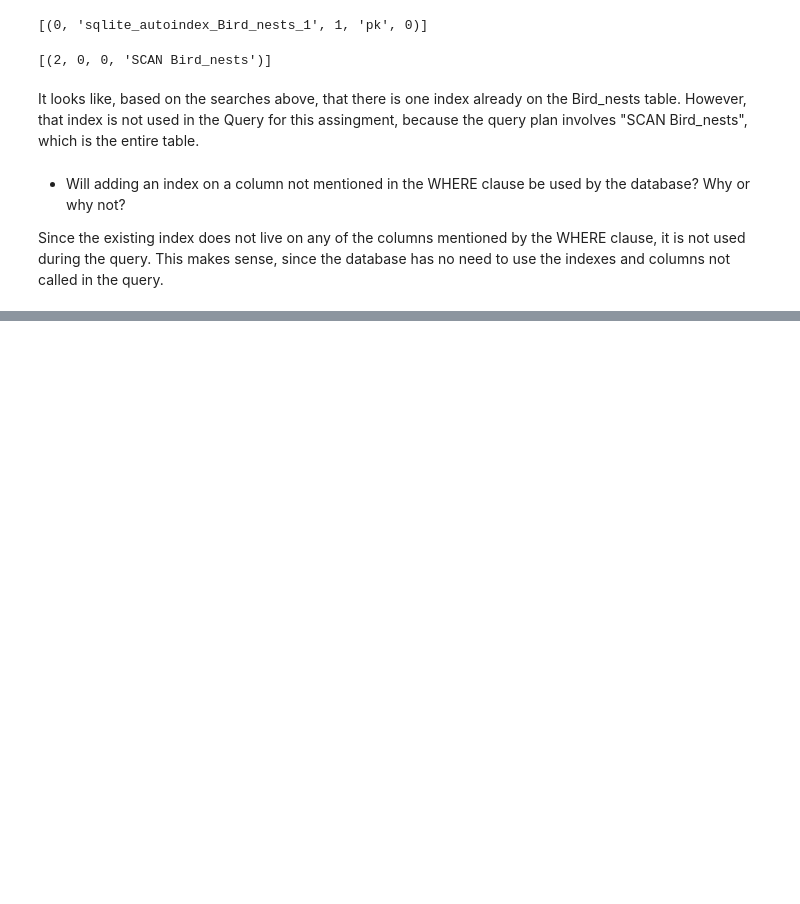
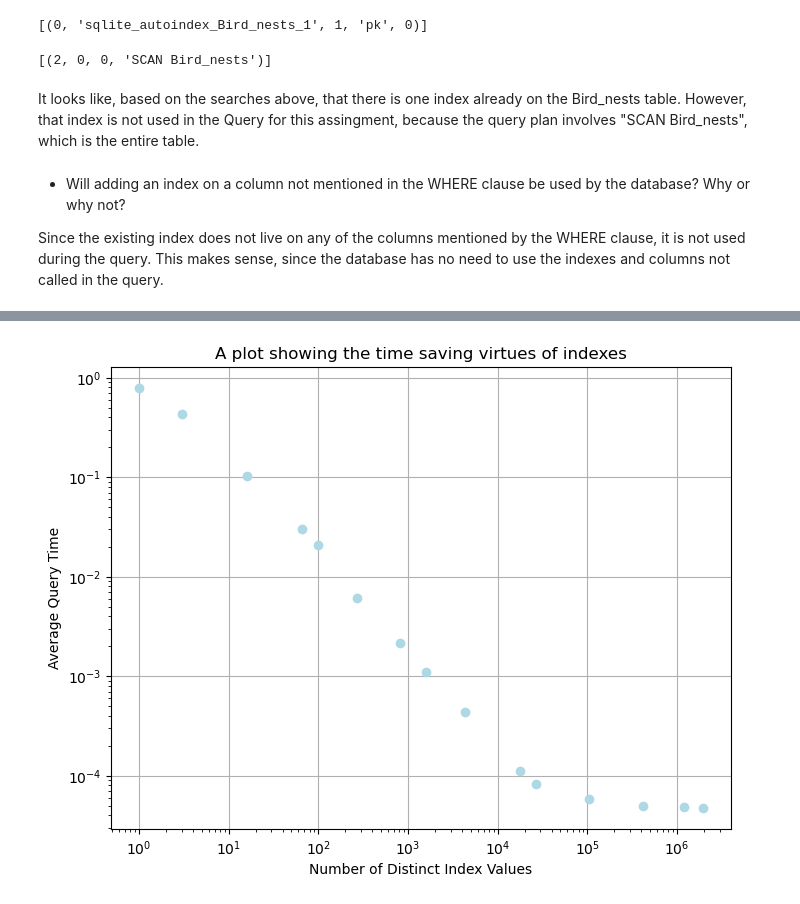
Before and after one commit to jorb1/eds213-index, a Jupyter notebook: index-assignment.ipynb, the cells around one changed output, grey strips where cells are left out. Drawn from its saved outputs; the diff is of its cells as text; code cells hidden in the pictures; blank space fills up the shorter version.

```diff
--- a/index-assignment.ipynb
+++ b/index-assignment.ipynb
@@ -67,0 +298,4 @@ Since the existing index does not live on any of the columns mentioned by the WH
+# %%
+# Read in the csv I created
+experiment_results = pd.read_csv("index_experiment_results.csv")
+experiment_results.head()
@@ -67,0 +309,17 @@ Since the existing index does not live on any of the columns mentioned by the WH
+# %%
+# Make a line plot of my results
+plt.figure(figsize=(8,6))
+
+# Use log transformed values
+plt.loglog(experiment_results["num_distinct_values"], experiment_results["avg_query_time"], 'o', color='lightblue')
+
+# Labels
+plt.xlabel("Number of Distinct Index Values")
+plt.ylabel("Average Query Time")
+plt.title("A plot showing the time saving virtues of indexes")
+
+# Finish plot
+plt.grid(True)
+plt.show()
+# %% [output]
+[figure, added]
```
Also changed, not shown: parts of 13 cells of this notebook, 1 other file.
